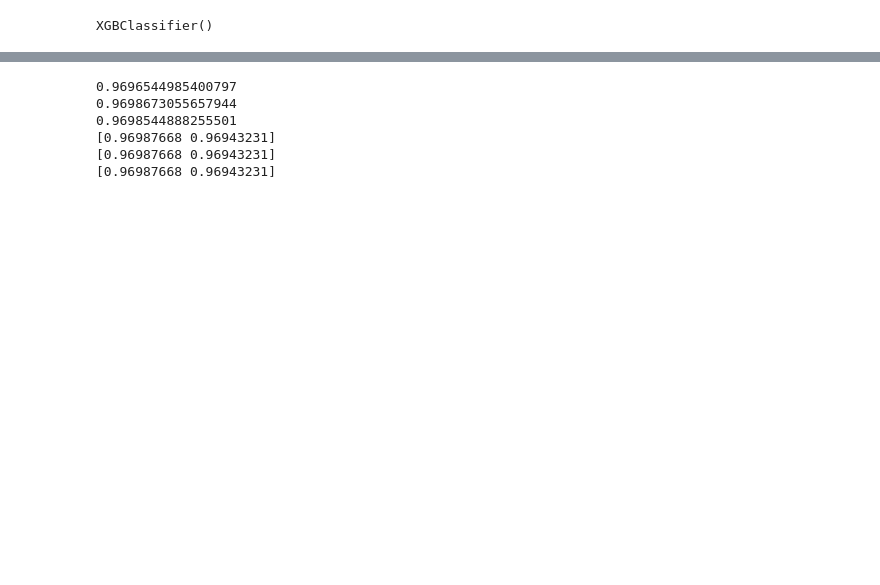
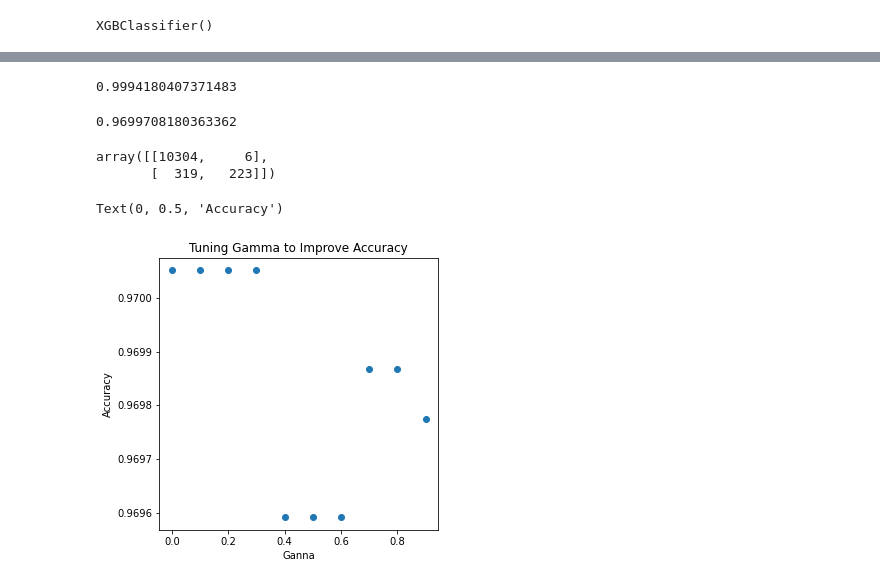
Before and after one commit to zharris1/Bank, a Jupyter notebook: case_study_4.ipynb, the cells around one changed output, grey strips where cells are left out. Cells and saved outputs as stored; diff of their text form; code cells hidden in the pictures; blank space fills up the shorter version.

```diff
--- a/case_study_4.ipynb
+++ b/case_study_4.ipynb
@@ -330,14 +352,30 @@ print(recall_score(y_test, y_pred, average=None, zero_division=1))
-# %%
-print(precision_score(y_test, y_pred, average='macro'))
-print(precision_score(y_test, y_pred, average='micro'))
-print(precision_score(y_test, y_pred, average='weighted'))
-print(precision_score(y_test, y_pred, average=None))
-print(precision_score(y_test, y_pred, average=None))
-print(precision_score(y_test, y_pred, average=None, zero_division=1))
-# %% [output]
-0.9696544985400797
-0.9698673055657944
-0.9698544888255501
-[0.96987668 0.96943231]
-[0.96987668 0.96943231]
-[0.96987668 0.96943231]
+# %%
+print(recall_score(y_test, y_pred, average="binary", pos_label="NO"))
+# %% [output]
+0.9994180407371483
+# %%
+print(precision_score(y_test, y_pred,  pos_label="NO"))
+# %% [output]
+0.9699708180363362
+# %%
+confusion_matrix(y_test, y_pred)
+# %% [output]
+array([[10304,     6],
+       [  319,   223]])
+# %%
+x=[0,0,0,0,0,0,0,0,0,0]
+y=[0,0,0,0,0,0,0,0,0,0]
+for i in np.arange(10):
+    XGBmodel = XGBClassifier(gamma = i/10)
+    XGBmodel.fit(X_train, y_train);
+    y[i]=XGBmodel.score(X_test,y_test);
+    x[i]=XGBmodel.gamma
+# %%
+plt.rcParams["figure.figsize"] = (5,5)
+plt.scatter(x,y)
+plt.title('Tuning Gamma to Improve Accuracy')
+plt.xlabel('Ganna')
+plt.ylabel('Accuracy')
+# %% [output]
+Text(0, 0.5, 'Accuracy')
+[figure, added]
```
Also changed, not shown: parts of 31 cells of this notebook, 1 other file.
